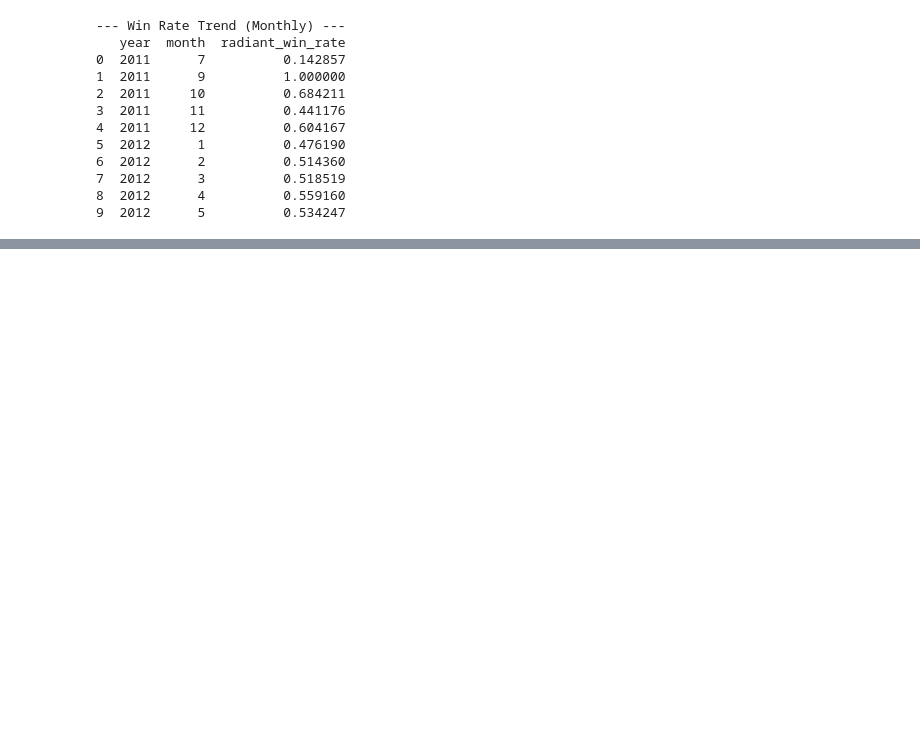
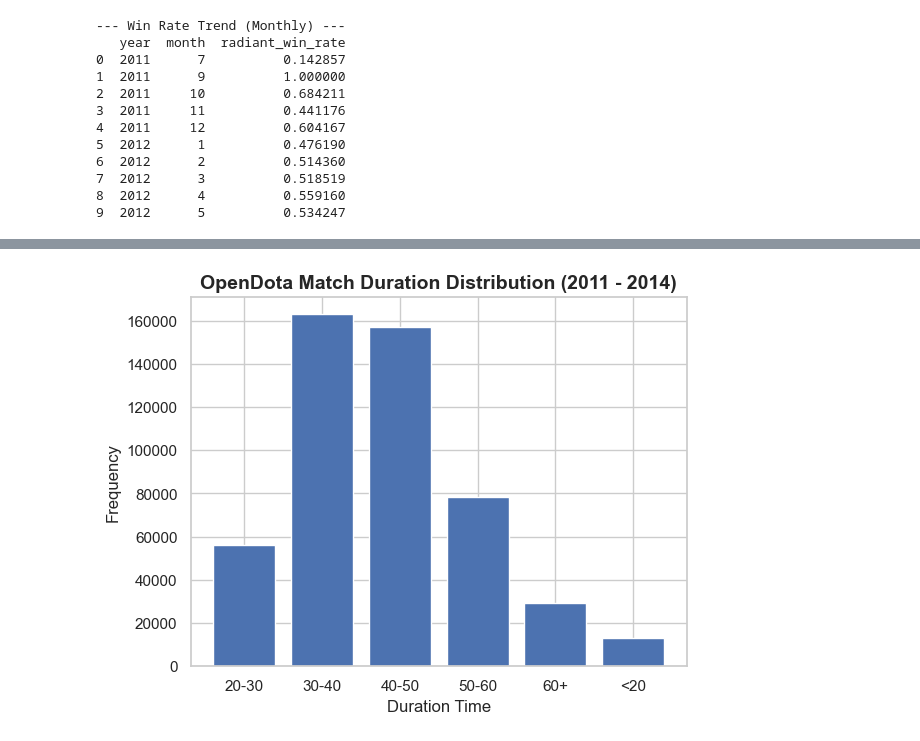
Before and after one commit to Sebinate/Scalable-Preprocessing-Big-Data-, a Jupyter notebook: Group 11_Lastnames_OpenDota_Preprocessing.ipynb, the cells around one changed output, grey strips where cells are left out. Cells and saved outputs as stored; diff of their text form; code cells hidden in the pictures; blank space fills up the shorter version.

```diff
--- a/Group 11_Lastnames_OpenDota_Preprocessing.ipynb
+++ b/Group 11_Lastnames_OpenDota_Preprocessing.ipynb
@@ -482,0 +627,9 @@ print(win_rate_trend.head(10))
+# %%
+##
+plt.bar(play_time_dist['duration_bin'], play_time_dist["frequency"])
+plt.title("OpenDota Match Duration Distribution (2011 - 2014)", fontsize=14, fontweight='bold')
+plt.xlabel("Duration Time")
+plt.ylabel("Frequency")
+plt.show()
+# %% [output]
+[figure, added]
```
Also changed, not shown: parts of 12 cells of this notebook, 1 other file.
